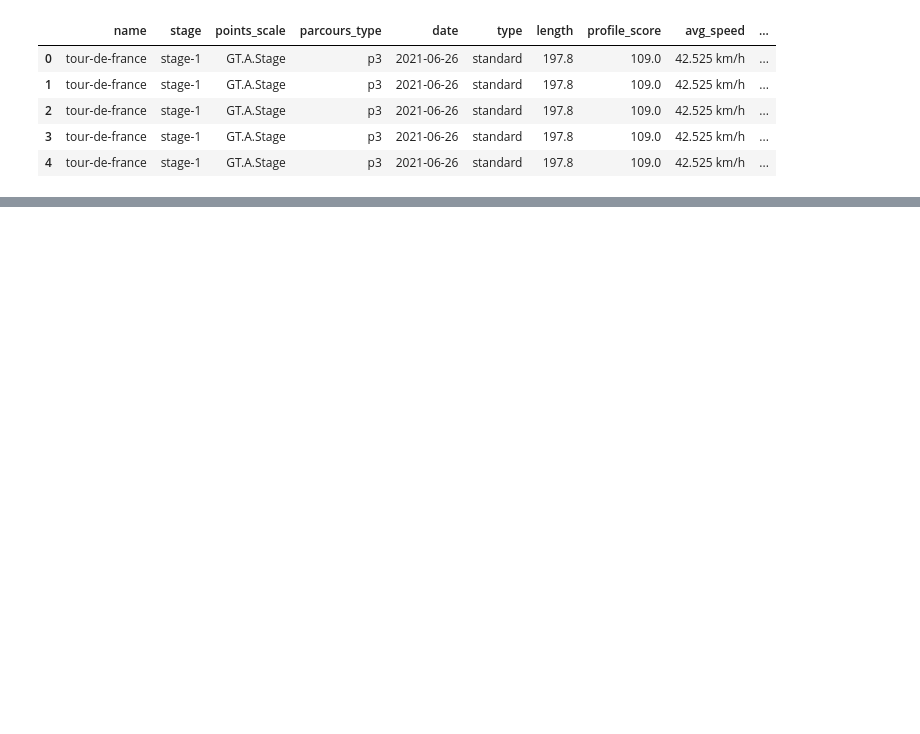
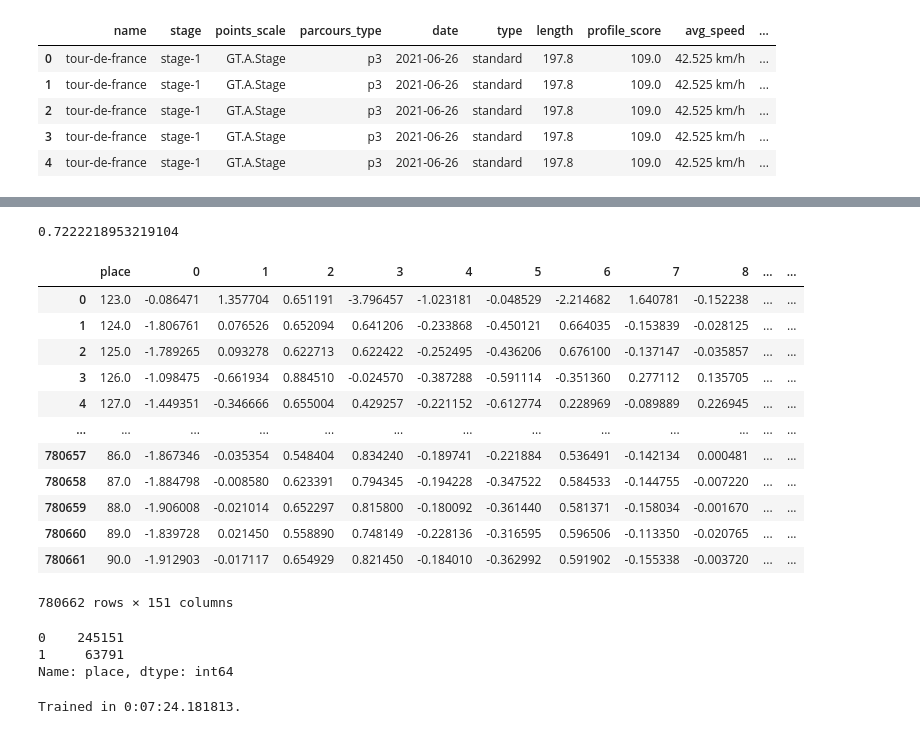
Before and after one commit to SamMorton123/velo-research, a Jupyter notebook: research/eda.v4.ipynb, the cells around one changed output, grey strips where cells are left out. Drawn from its saved outputs; the diff is of its cells as text; code cells hidden in the pictures; blank space fills up the shorter version.

```diff
--- a/research/eda.v4.ipynb
+++ b/research/eda.v4.ipynb
@@ -116,0 +253,19 @@ def
+# %%
+multidata = pd.read_csv('sequential-test-data.csv')
+to_include = [
+    '1.WT.A', 'GT.A.Stage', 'GT.B.Stage', '1.WT.B', '2.WT.Stage',
+    '1.PRO', '2.PRO.Stage', '1.1', '2.1.Stage',
+    'Nationals.C3', '1.2', '2.2.Stage'
+]
+multidata = multidata[multidata['points_scale'].isin(to_include)]
+multidata['points_scale'] = multidata['points_scale'].replace(to_include, range(len(to_include)))
+multidata['parcours_type'] = multidata['parcours_type'].replace([
+    'p0', 'p1', 'p2', 'p3', 'p4', 'p5'
+], [0, 1, 2, 3, 4, 5])
+
+
+# # ====== Multidata for only flat stages included ======= #
+# multidata = multidata[multidata['parcours_type'] == 1]
+# multidata = multidata.drop(columns = ['parcours_type'])
+
+multidata
@@ -116,0 +286,43 @@ def
+# %%
+multidata = multidata.dropna()
+# %%
+from sklearn.decomposition import PCA
+from sklearn.preprocessing import StandardScaler
+
+scaler = StandardScaler()
+npdata = scaler.fit_transform(multidata.drop(columns = ['place']).to_numpy())
+# %%
+pca = PCA(n_components = 150)
+multidata_pca = pca.fit_transform(npdata)
+sum(pca.explained_variance_ratio_)
+# %% [output]
+0.7222218953219104
+# %%
+multidata_pca = pd.DataFrame(multidata_pca)
+multidata_pca.insert(0, 'place', list(multidata['place']))
+multidata_pca
+# %% [output]
+|  | place | 0 | 1 | 2 | 3 | 4 | 5 | 6 | 7 | 8 | ... | ... |
+| 0 | 123.0 | -0.086471 | 1.357704 | 0.651191 | -3.796457 | -1.023181 | -0.048529 | -2.214682 | 1.640781 | -0.152238 | ... | ... |
+| 1 | 124.0 | -1.806761 | 0.076526 | 0.652094 | 0.641206 | -0.233868 | -0.450121 | 0.664035 | -0.153839 | -0.028125 | ... | ... |
+| 2 | 125.0 | -1.789265 | 0.093278 | 0.622713 | 0.622422 | -0.252495 | -0.436206 | 0.676100 | -0.137147 | -0.035857 | ... | ... |
+| 3 | 126.0 | -1.098475 | -0.661934 | 0.884510 | -0.024570 | -0.387288 | -0.591114 | -0.351360 | 0.277112 | 0.135705 | ... | ... |
+| 4 | 127.0 | -1.449351 | -0.346666 | 0.655004 | 0.429257 | -0.221152 | -0.612774 | 0.228969 | -0.089889 | 0.226945 | ... | ... |
+| ... | ... | ... | ... | ... | ... | ... | ... | ... | ... | ... | ... | ... |
+| 780657 | 86.0 | -1.867346 | -0.035354 | 0.548404 | 0.834240 | -0.189741 | -0.221884 | 0.536491 | -0.142134 | 0.000481 | ... | ... |
+| 780658 | 87.0 | -1.884798 | -0.008580 | 0.623391 | 0.794345 | -0.194228 | -0.347522 | 0.584533 | -0.144755 | -0.007220 | ... | ... |
+| 780659 | 88.0 | -1.906008 | -0.021014 | 0.652297 | 0.815800 | -0.180092 | -0.361440 | 0.581371 | -0.158034 | -0.001670 | ... | ... |
+| 780660 | 89.0 | -1.839728 | 0.021450 | 0.558890 | 0.748149 | -0.228136 | -0.316595 | 0.596506 | -0.113350 | -0.020765 | ... | ... |
+| 780661 | 90.0 | -1.912903 | -0.017117 | 0.654929 | 0.821450 | -0.184010 | -0.362992 | 0.591902 | -0.155338 | -0.003720 | ... | ... |
+780662 rows × 151 columns
+# %%
+model_data = multidata_pca.copy()
+model_data = model_data[model_data['place'] < 50]
+success = 10
+mapper = {1: 0, 2: 0, 3: 0, 4: 1, 5: 1, 6: 1, 7: 1, 8: 1, 9: 1, 10: 1}
+model_data['place'] = [1 if place < success + 1 else 0 for place in model_data['place']]
+model_data['place'].value_counts()
+# %% [output]
+0    245151
+1     63791
+Name: place, dtype: int64
@@ -116,0 +349,11 @@ def
+# %%
+t1 = datetime.today()
+mlp = MLPClassifier(max_iter = 1000)
+for X, y in train_loader:
+    X = X.detach().numpy()
+    y = y.detach().numpy()
+
+    mlp.fit(X, y)
+print(f'Trained in {datetime.today() - t1}.')
+# %% [output]
+Trained in 0:07:24.181813.
```
Also changed, not shown: parts of 18 cells of this notebook, 1 other file.
